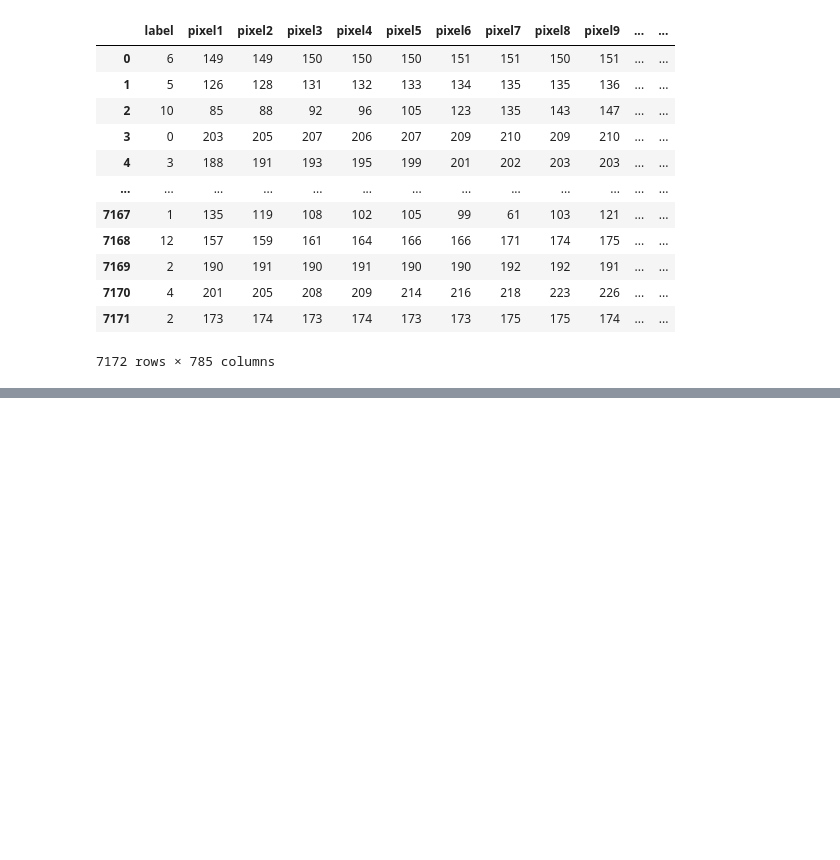
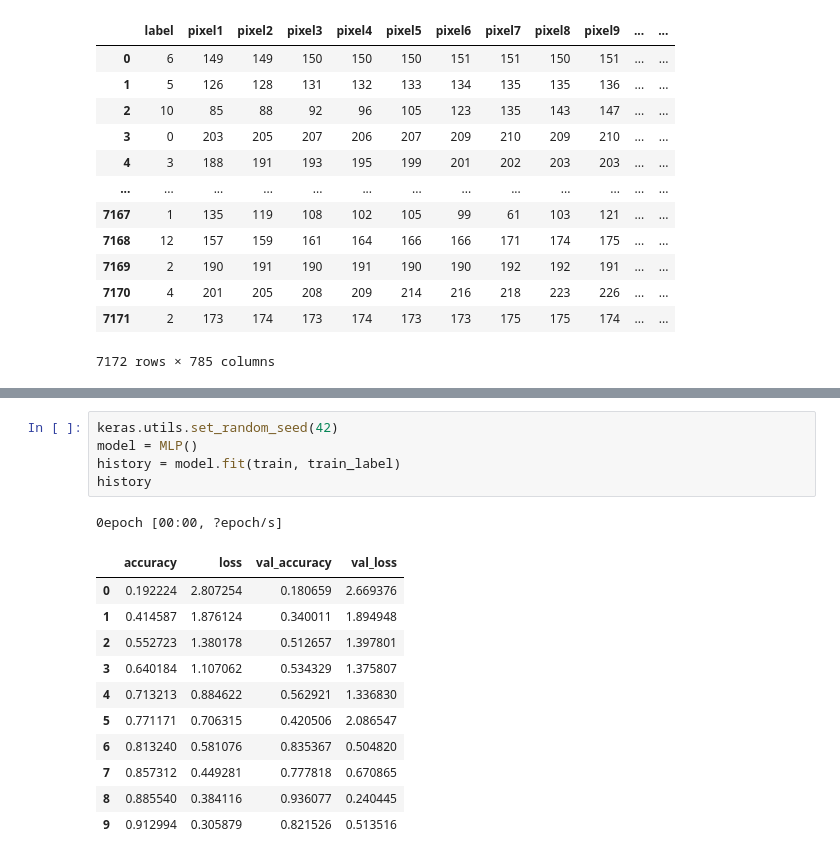
Before and after one commit to notPlancha/AML-homework, a Jupyter notebook: src/lab2.ipynb, the cells around one changed output, grey strips where cells are left out. Drawn from its saved outputs; the diff is of its cells as text; blank space fills up the shorter version.

```diff
--- a/src/lab2.ipynb
+++ b/src/lab2.ipynb
@@ -58,0 +111,18 @@ mlp.layers
+# %%
+keras.utils.set_random_seed(42)
+model = MLP()
+history = model.fit(train, train_label)
+history
+# %% [output]
+0epoch [00:00, ?epoch/s]
+|  | accuracy | loss | val_accuracy | val_loss |
+| 0 | 0.192224 | 2.807254 | 0.180659 | 2.669376 |
+| 1 | 0.414587 | 1.876124 | 0.340011 | 1.894948 |
+| 2 | 0.552723 | 1.380178 | 0.512657 | 1.397801 |
+| 3 | 0.640184 | 1.107062 | 0.534329 | 1.375807 |
+| 4 | 0.713213 | 0.884622 | 0.562921 | 1.336830 |
+| 5 | 0.771171 | 0.706315 | 0.420506 | 2.086547 |
+| 6 | 0.813240 | 0.581076 | 0.835367 | 0.504820 |
+| 7 | 0.857312 | 0.449281 | 0.777818 | 0.670865 |
+| 8 | 0.885540 | 0.384116 | 0.936077 | 0.240445 |
+| 9 | 0.912994 | 0.305879 | 0.821526 | 0.513516 |
```
Also changed, not shown: parts of 4 cells of this notebook, 3 other files.
